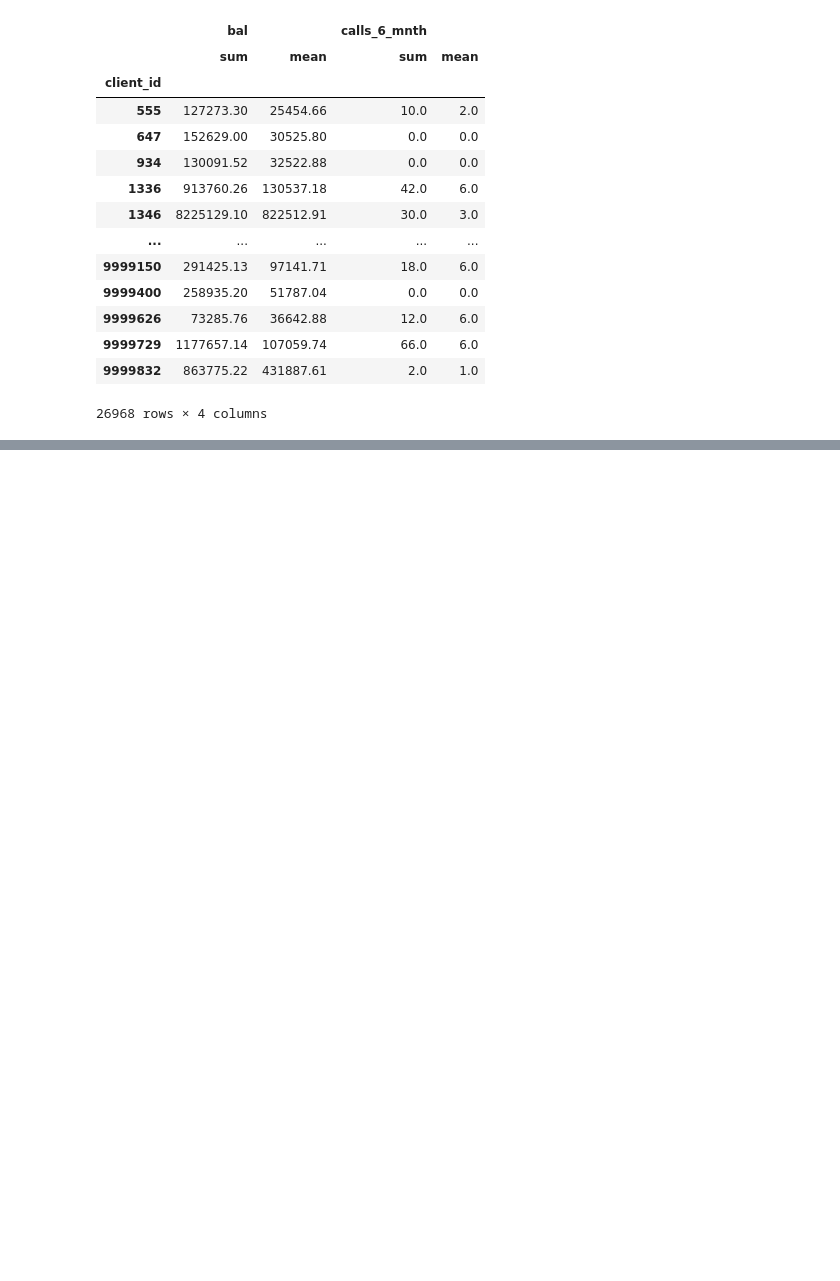
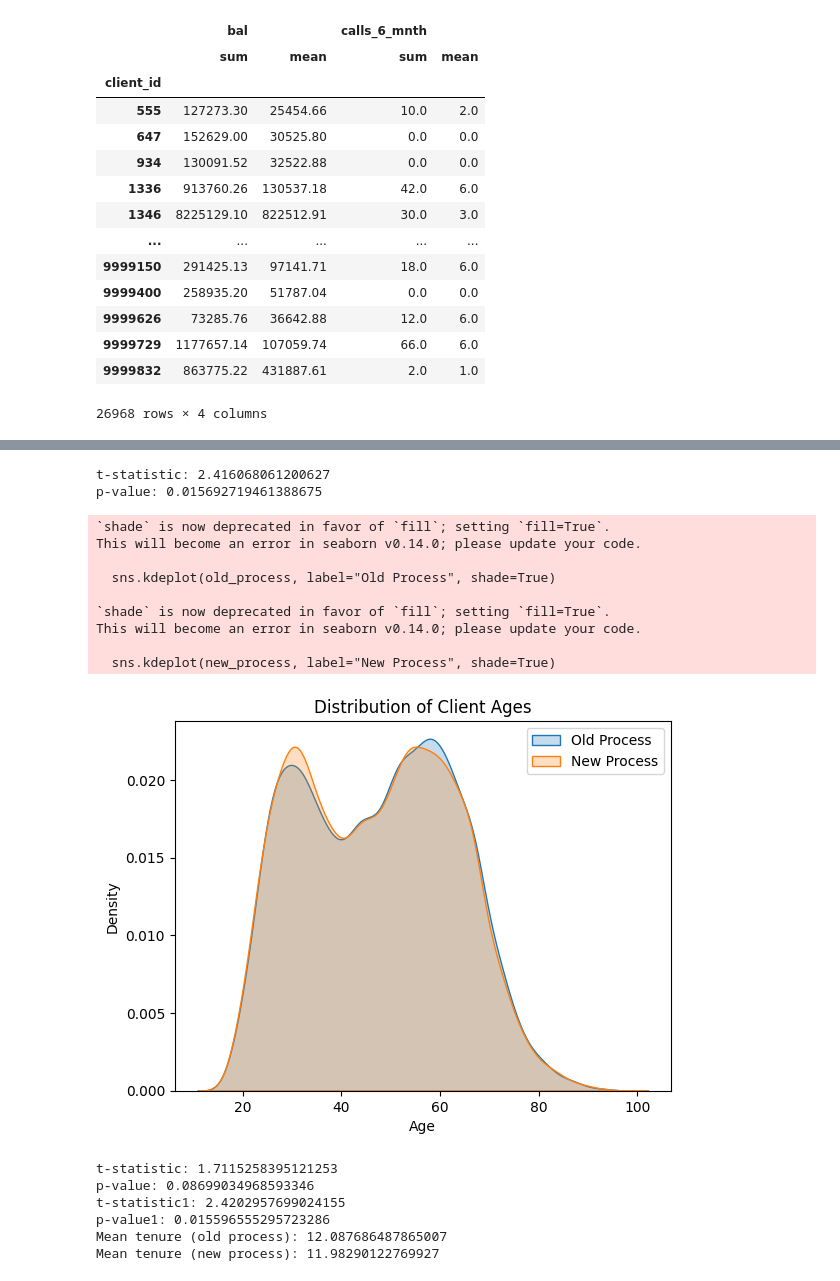
Before and after one commit to JujuGnirt/vanguard-ab-test, a Jupyter notebook: notebooks/Expl_vanguard_data_julie.ipynb, the cells around one changed output, grey strips where cells are left out. Drawn from its saved outputs; the diff is of its cells as text; code cells hidden in the pictures; blank space fills up the shorter version.

```diff
--- a/notebooks/Expl_vanguard_data_julie.ipynb
+++ b/notebooks/Expl_vanguard_data_julie.ipynb
@@ -281,0 +250,79 @@ NameError: name 'df_test_unique' is not defined
+# %%
+#The average age of clients engaging with the new process is the same as those engaging with the old process.
+#This is our hypothesis
+from scipy.stats import ttest_ind
+
+# The two groups we want to compare
+old_process = df_control_unique['clnt_age'].dropna()
+new_process = df_test_unique['clnt_age'].dropna()
+
+# Perform two-sample t-test
+#The threshold is 0.05
+t_stat, p_value = ttest_ind(old_process, new_process, equal_var=False,alternative="two-sided")
+
+print("t-statistic:", t_stat)
+print("p-value:", p_value)
+
+#We can see p_value is lower than 0.05 which is our significance level so we reject our hypothesis null.
+#That means the average age of client engaging with the new process is NOT the same as those engaging with
+#the new one.
+# %% [output]
+t-statistic: 2.416068061200627
+p-value: 0.015692719461388675
+# %%
+sns.kdeplot(old_process, label="Old Process", shade=True)
+sns.kdeplot(new_process, label="New Process", shade=True)
+plt.legend()
+plt.title("Distribution of Client Ages")
+plt.xlabel("Age")
+plt.show()
+# %% [output]
+`shade` is now deprecated in favor of `fill`; setting `fill=True`.
+This will become an error in seaborn v0.14.0; please update your code.
+
+  sns.kdeplot(old_process, label="Old Process", shade=True)
+
+`shade` is now deprecated in favor of `fill`; setting `fill=True`.
+This will become an error in seaborn v0.14.0; please update your code.
+
+  sns.kdeplot(new_process, label="New Process", shade=True)
+[figure, added]
+# %%
+#the average client tenure (how long they've been with Vanguard) of those engaging
+#with the new process is the same as those engaging with the old process.
+
+old_process_year = df_control_unique['clnt_tenure_yr'].dropna()
+new_process_year = df_test_unique['clnt_tenure_yr'].dropna()
+
+#You might want to test if the average client tenure (how long they've been with Vanguard) of those engaging
+#with the new process is the same as those engaging with the old process.
+
+#I have two populations : "test" and "control"
+#df_test_unique and df_control_unique
+old_tenure = df_control_unique['clnt_tenure_yr'].dropna()
+new_tenure =  df_test_unique['clnt_tenure_yr'].dropna()
+
+#collecting 1000 samples of 100 observations each
+sample_old = [np.mean(np.random.choice(old_tenure, size=100)) for _ in range (1000)]
+sample_new = [np.mean(np.random.choice(new_tenure, size=100)) for _ in range (1000)]
+
+# Perform two-sample t-test
+#The threshold is 0.05
+t_stat, p_value = ttest_ind(old_process_year, new_process_year, equal_var=False,alternative="two-sided")
+t_stat1, p_value1 = ttest_ind(sample_old, sample_new, equal_var=False,alternative="two-sided")
+
+print("t-statistic:", t_stat)
+print("p-value:", p_value)
+print("t-statistic1:", t_stat1)
+print("p-value1:", p_value1)
+#Not the same client tenure.
+
+print("Mean tenure (old process):", old_process_year.mean())
+print("Mean tenure (new process):", new_process_year.mean())
+# %% [output]
+t-statistic: 1.7115258395121253
+p-value: 0.08699034968593346
+t-statistic1: 2.4202957699024155
+p-value1: 0.015596555295723286
+Mean tenure (old process): 12.087686487865007
+Mean tenure (new process): 11.98290122769927
```
Also changed, not shown: parts of 17 cells of this notebook.
